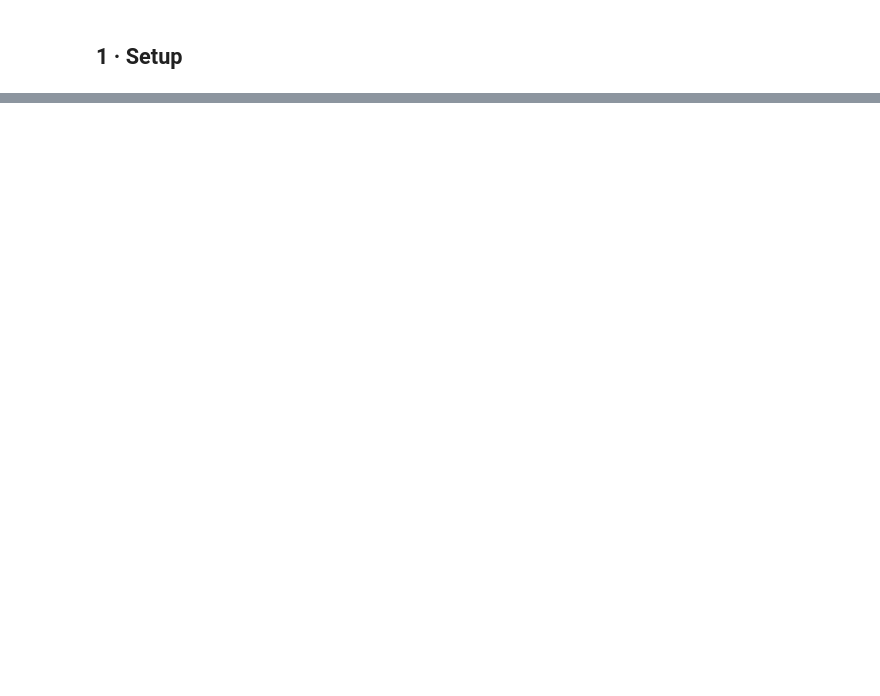
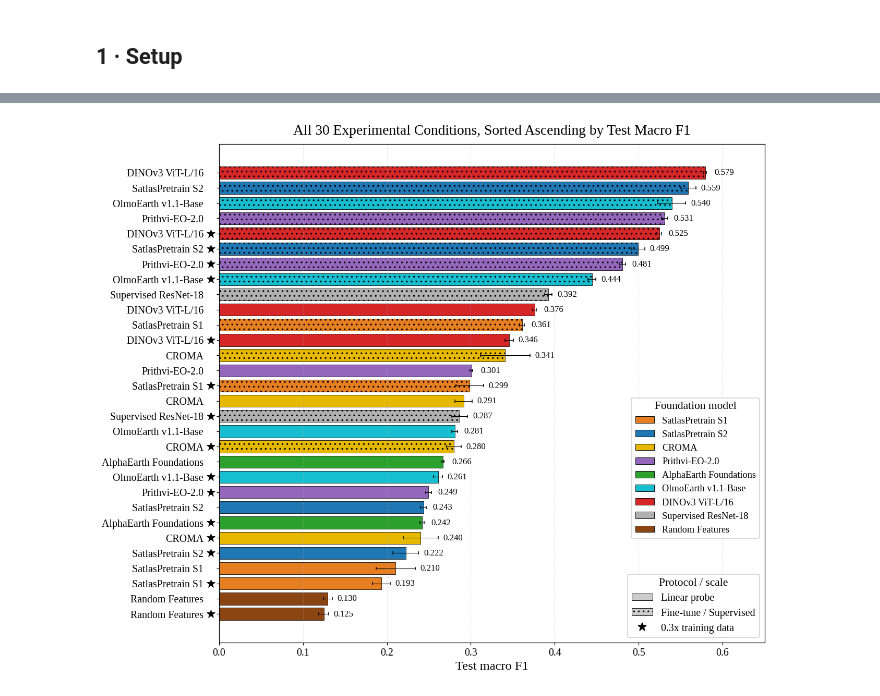
Before and after one commit to justing0909/infra-bench-cls, a Jupyter notebook: plots/paper_figures.ipynb, the cells around one changed output, grey strips where cells are left out. Cells and saved outputs as stored; diff of their text form; code cells hidden in the pictures; blank space fills up the shorter version.

```diff
--- a/plots/paper_figures.ipynb
+++ b/plots/paper_figures.ipynb
@@ -1321,0 +495,92 @@ Random Features             0.214 +/- 0.008  0.183 +/- 0.007  ---              -
+# %%
+def figure_4_all_conditions():
+    entries = []
+    for model in FM_ORDER:
+        if model == 'Supervised ResNet-18':
+            modes = ('Sup',)
+        elif model in ('AlphaEarth Foundations', 'Random Features'):
+            modes = ('LP',)
+        else:
+            modes = ('LP', 'FT')
+        for mode in modes:
+            for scale in ('1.0x', '0.3x'):
+                d = load_agg(model, mode, scale)
+                if d is None:
+                    continue
+                entries.append({'model': model, 'mode': mode, 'scale': scale,
+                                'mean': d['test_macro_f1']['mean'],
+                                'std':  d['test_macro_f1']['std']})
+    entries.sort(key=lambda x: x['mean'])
+
+    fig, ax = plt.subplots(figsize=(12, 10))
+    plt.subplots_adjust(left=0.28)
+    y = np.arange(len(entries))
+
+    # hatch encodes protocol: dotted = FT (and Supervised, which shares FT's
+    # trainable-backbone protocol), solid = LP. star marks 0.3x data scale.
+    def hatch_for(mode):
+        return '..' if mode in ('FT', 'Sup') else ''
+
+    for i, e in enumerate(entries):
+        color = FM_COLORS[e['model']]
+        ax.barh(i, e['mean'], xerr=e['std'], color=color,
+                edgecolor='black', linewidth=0.5, hatch=hatch_for(e['mode']),
+                error_kw={'ecolor': 'black', 'capsize': 2, 'linewidth': 0.7})
+        # star in the left margin (outside plot area) for 0.3x rows
+        if e['scale'] == '0.3x':
+            ax.plot(-0.01, i, marker='*', markersize=11, color='black',
+                    markeredgecolor='black', markeredgewidth=0.5,
+                    clip_on=False, zorder=6)
+        # value label, nudged right of the error bar
+        ax.text(e['mean'] + max(e['std'], 0.005) + 0.006, i,
+                f"{e['mean']:.3f}", va='center', fontsize=11)
+
+    ax.set_yticks(y)
+    ax.set_yticklabels([e['model'] for e in entries], fontsize=13)
+    ax.tick_params(axis='y', pad=16)
+    ax.set_xlabel('Test macro F1', fontsize=16)
+    ax.set_xlim(0, 0.65)
+    ax.grid(axis='x', alpha=0.3, linestyle='--')
+    ax.set_title('All 30 Experimental Conditions, Sorted Ascending by Test Macro F1',
+                 fontsize=18, pad=12)
+
+        # legend 1: model colors (upper of two stacked legends in bottom-right)
+    model_handles = [
+        Patch(facecolor=FM_COLORS[fm], edgecolor='black', linewidth=0.6, label=fm)
+        for fm in FM_ORDER
+    ]
+    model_legend = ax.legend(
+        handles=model_handles,
+        loc='lower right',
+        bbox_to_anchor=(1.0, 0.20),   # tweak this y if it overlaps bars
+        fontsize=12,
+        framealpha=0.95,
+        title='Foundation model',
+        title_fontsize=14,
+    )
+    ax.add_artist(model_legend)   # keep this legend when we add the second
+
+    # legend 2: protocol / scale (lower of the two)
+    protocol_handles = [
+        Patch(facecolor='#cccccc', edgecolor='black', linewidth=0.6, label='Linear probe'),
+        Patch(facecolor='#cccccc', edgecolor='black', linewidth=0.6, hatch='..', label='Fine-tune / Supervised'),
+        Line2D([0], [0], marker='*', color='none', markerfacecolor='black',
+               markeredgecolor='black', markersize=11, label='0.3x training data'),
+    ]
+    ax.legend(
+        handles=protocol_handles,
+        loc='lower right',
+        bbox_to_anchor=(1.0, 0.0),
+        fontsize=13,
+        framealpha=0.95,
+        title='Protocol / scale',
+        title_fontsize=14,
+    )
+
+    plt.tight_layout()
+    plt.savefig(OUTPUTS_DIR / 'fig4_all_conditions.png', dpi=200, bbox_inches='tight')
+    plt.show()
+
+figure_4_all_conditions()
+# %% [output]
+[figure, added]
```
Also changed, not shown: parts of 50 cells of this notebook, 36 other files.
